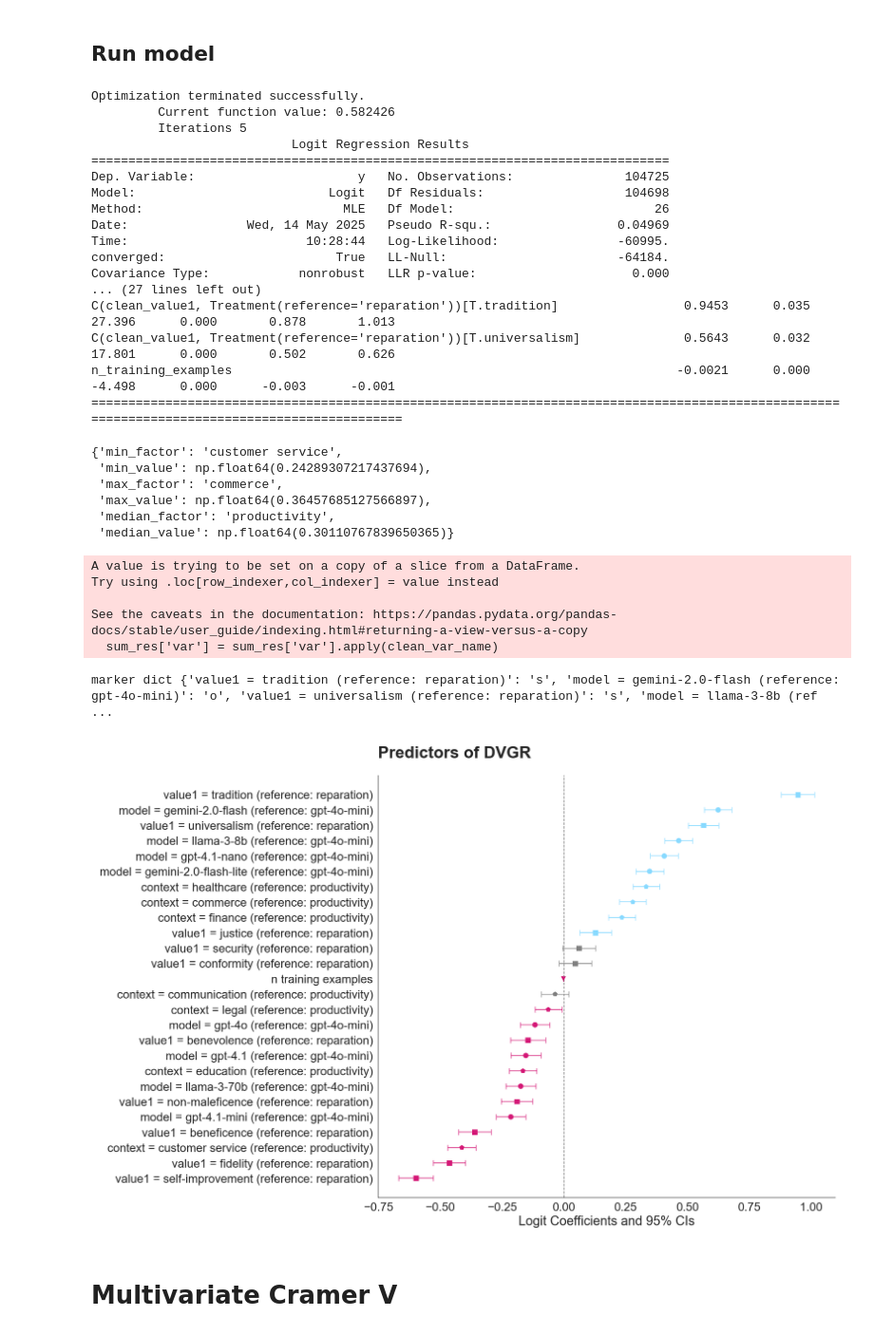
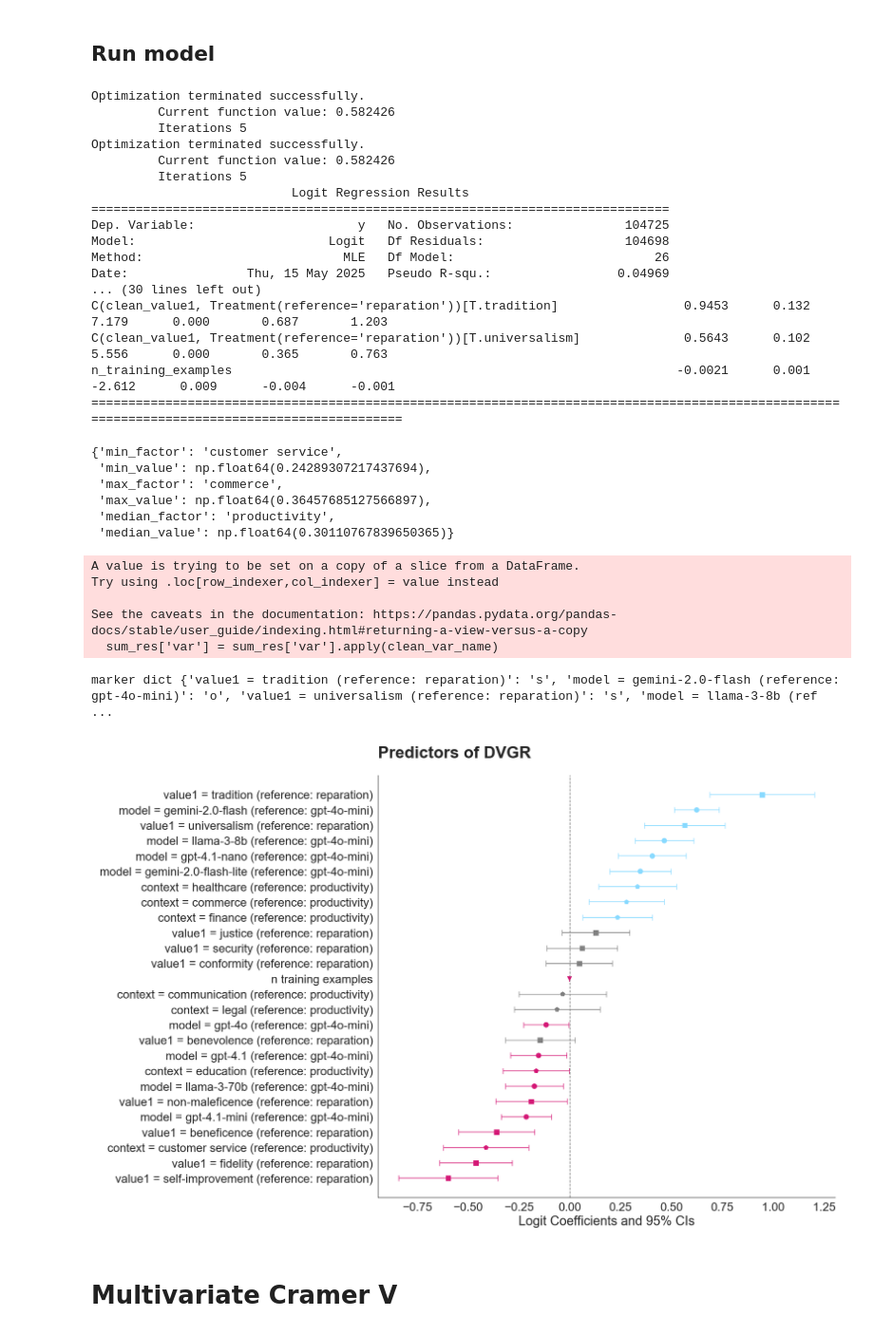
Before and after one commit to josh-ashkinaze/dvb, a Jupyter notebook: 9_run_stats_nb.ipynb, the cells around one changed output. Shown at 95% size. Saved outputs shown, nothing was run; the diff lists cells and outputs as text; code cells hidden in the pictures.

```diff
--- a/9_run_stats_nb.ipynb
+++ b/9_run_stats_nb.ipynb
@@ -1224,11 +1245,12 @@ def get_reference(df, factor, measure_col, how='mean'):
     """
     grouped = df.groupby(by=factor)[measure_col].agg(how).reset_index()
 
-    min_row = grouped.loc[grouped[measure_col].idxmin()]
-    max_row = grouped.loc[grouped[measure_col].idxmax()]
+    sorted_grouped = grouped.sort_values(by=[measure_col, factor])
 
-    median_idx = len(grouped) // 2
-    sorted_grouped = grouped.sort_values(by=measure_col)
+    min_row = sorted_grouped.iloc[sorted_grouped[measure_col].idxmin()]
+    max_row = sorted_grouped.iloc[sorted_grouped[measure_col].idxmax()]
+
+    median_idx = len(sorted_grouped) // 2
     median_row = sorted_grouped.iloc[median_idx]
 
     result = {
@@ -1268,11 +1290,24 @@ formula = (
     "n_training_examples"
 )
 
+df['group'] = df['model_short'] + "_" + "_" + df['clean_value1']
 logit_model = smf.logit(formula=formula, data=df).fit()
+
+logit_model = smf.logit(
+    formula=formula,
+    data=df
+).fit(
+    cov_type='cluster',
+    cov_kwds={'groups': df['group']}
+)
+
 
 # Print the summary of the model
 print(logit_model.summary())
 # %% [output]
+Optimization terminated successfully.
+         Current function value: 0.582426
+         Iterations 5
 Optimization terminated successfully.
          Current function value: 0.582426
          Iterations 5
@@ -1281,14 +1316,11 @@ Optimization terminated successfully.
 Dep. Variable:                      y   No. Observations:               104725
 Model:                          Logit   Df Residuals:                   104698
 Method:                           MLE   Df Model:                           26
-Date:                Wed, 14 May 2025   Pseudo R-squ.:                 0.04969
-Time:                        10:28:44   Log-Likelihood:                -60995.
-converged:                       True   LL-Null:                       -64184.
-Covariance Type:            nonrobust   LLR p-value:                     0.000
-... (27 lines left out)
-C(clean_value1, Treatment(reference='reparation'))[T.tradition]                 0.9453      0.035     27.396      0.000       0.878       1.013
-C(clean_value1, Treatment(reference='reparation'))[T.universalism]              0.5643      0.032     17.801      0.000       0.502       0.626
-n_training_examples                                                            -0.0021      0.000     -4.498      0.000      -0.003      -0.001
+Date:                Thu, 15 May 2025   Pseudo R-squ.:                 0.04969
+... (30 lines left out)
+C(clean_value1, Treatment(reference='reparation'))[T.tradition]                 0.9453      0.132      7.179      0.000       0.687       1.203
+C(clean_value1, Treatment(reference='reparation'))[T.universalism]              0.5643      0.102      5.556      0.000       0.365       0.763
+n_training_examples                                                            -0.0021      0.001     -2.612      0.009      -0.004      -0.001
 ===============================================================================================================================================
 # %%
 context_factor
@@ -1382,7 +1414,7 @@ def plot_statsmodels(model, exp=False,
         legend.set_visible(False)  # Hide the legend
     plt.tight_layout()
 
-    return plt.gca()
+    return plt
 
 
 
@@ -1412,34 +1444,34 @@ def clean_factor_name(var_name):
     pattern = r"C\((\w+),\s*Treatment\(reference='([^']+)'\)\)\[([^\]]+)\]"
 
     match = re.match(pattern, var_name)
 
     if match:
         var, ref, level = match.groups()
         return f"{var} = {level} (reference: {ref})"
 
     partial_pattern = r"(?:C\()?(\w+)(?:,\s*Treatment\(reference='([^']+)'\))?\)?\[([^\]]+)\]?"
     partial_match = re.search(partial_pattern, var_name)
 
     if partial_match:
         var, ref, level = partial_match.groups()
         if ref:
             return f"{var} = {level} (reference: {ref})"
         else:
             return f"{var} = {level}"
 
     # If no match found, return the original string
     return var_name.replace("_", " ")
 
 ax = plot_statsmodels(logit_model, clean_var_name=clean_factor_name)
 plt.savefig("plots/logit.pdf")
 # %% [output]
 A value is trying to be set on a copy of a slice from a DataFrame.
 Try using .loc[row_indexer,col_indexer] = value instead
 
 See the caveats in the documentation: https://pandas.pydata.org/pandas-docs/stable/user_guide/indexing.html#returning-a-view-versus-a-copy
   sum_res['var'] = sum_res['var'].apply(clean_var_name)
 marker dict {'value1 = tradition (reference: reparation)': 's', 'model = gemini-2.0-flash (reference: gpt-4o-mini)': 'o', 'value1 = universalism (reference: reparation)': 's', 'model = llama-3-8b (ref ...
-[figure, old version]
+[figure, new version]
 # %% [markdown]
 # Multivariate Cramer V
 # %%
```
Also changed, not shown: parts of 23 cells of this notebook, 4 other files.
